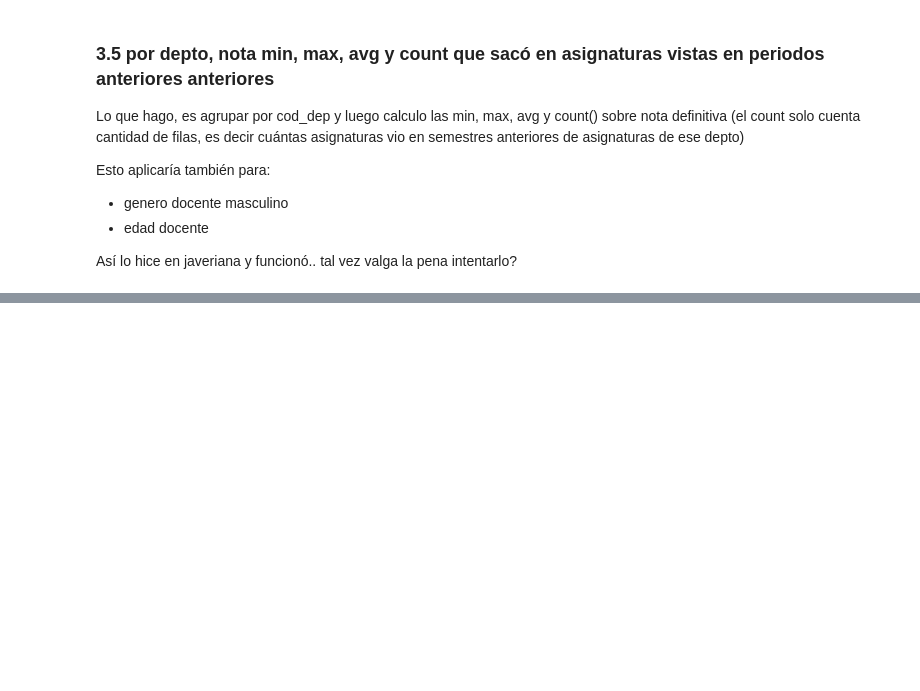
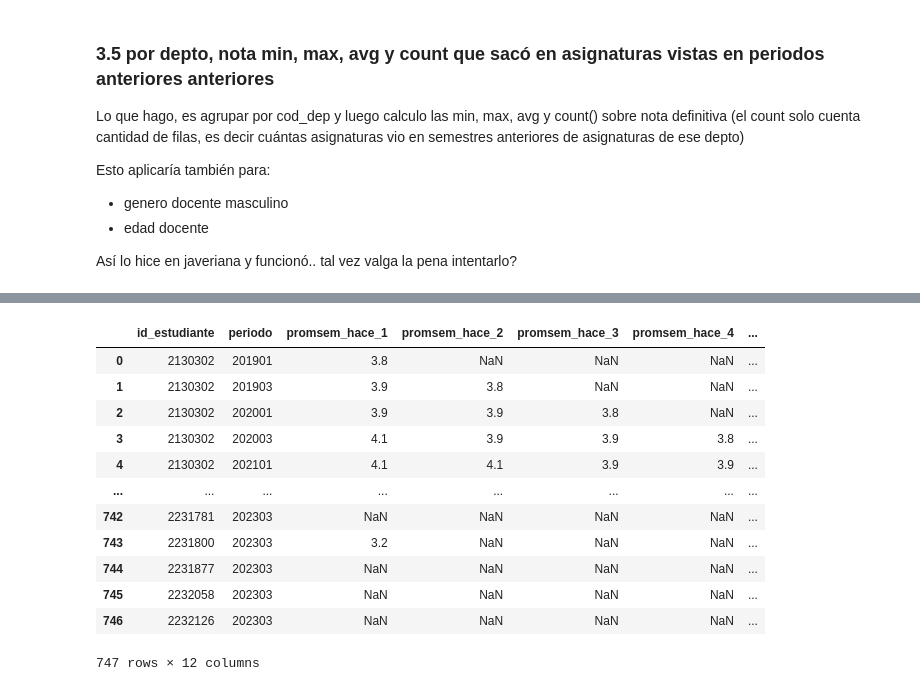
Before and after one commit to jaimereinoso2/UAOPiloto, a Jupyter notebook: detecta_desertores.ipynb, the cells around one changed output, grey strips where cells are left out. Saved outputs shown, nothing was run; the diff lists cells and outputs as text; code cells hidden in the pictures; blank space fills up the shorter version.

Commit message:
ya calcula los promedios semestrales hace 1, 2, .. semestres

```diff
--- a/detecta_desertores.ipynb
+++ b/detecta_desertores.ipynb
@@ -584,0 +658,4 @@ DATOS = DATOS.merge(temp, on=['id_estudiante','periodo'], how='left')
+# %%
+pd.set_option('display.max_columns', None)
+
+DATOS.head()
@@ -584,0 +676,31 @@ DATOS = DATOS.merge(temp, on=['id_estudiante','periodo'], how='left')
+# %%
+query = """
+    select em1.id_estudiante, em1.periodo, em2.prom_ponderado_sem promsem, pr1.orden - pr2.orden distancia
+    from estudiantesmatriculas em1, periodosregulares pr1, estudiantesmatriculas em2, periodosregulares pr2
+    where pr1.periodo = em1.periodo
+    and   em2.id_estudiante = em1.id_estudiante
+    and   pr2.periodo = em2.periodo
+    and   pr1.orden > pr2.orden
+"""
+temp = pd.read_sql(query, con=motor)
+
+temp = temp.pivot(index=['id_estudiante','periodo'], columns='distancia', values='promsem').reset_index()
+
+prefijo = 'promsem_hace_'
+temp.columns = [f'{prefijo}{col}' for col in temp.columns]
+temp = temp.rename(columns={'promsem_hace_id_estudiante':'id_estudiante', 'promsem_hace_periodo':'periodo'})
+temp
+# %% [output]
+|  | id_estudiante | periodo | promsem_hace_1 | promsem_hace_2 | promsem_hace_3 | promsem_hace_4 | ... |
+| 0 | 2130302 | 201901 | 3.8 | NaN | NaN | NaN | ... |
+| 1 | 2130302 | 201903 | 3.9 | 3.8 | NaN | NaN | ... |
+| 2 | 2130302 | 202001 | 3.9 | 3.9 | 3.8 | NaN | ... |
+| 3 | 2130302 | 202003 | 4.1 | 3.9 | 3.9 | 3.8 | ... |
+| 4 | 2130302 | 202101 | 4.1 | 4.1 | 3.9 | 3.9 | ... |
+| ... | ... | ... | ... | ... | ... | ... | ... |
+| 742 | 2231781 | 202303 | NaN | NaN | NaN | NaN | ... |
+| 743 | 2231800 | 202303 | 3.2 | NaN | NaN | NaN | ... |
+| 744 | 2231877 | 202303 | NaN | NaN | NaN | NaN | ... |
+| 745 | 2232058 | 202303 | NaN | NaN | NaN | NaN | ... |
+| 746 | 2232126 | 202303 | NaN | NaN | NaN | NaN | ... |
+747 rows × 12 columns
```
Also changed, not shown: parts of 12 cells of this notebook, 1 other file.
